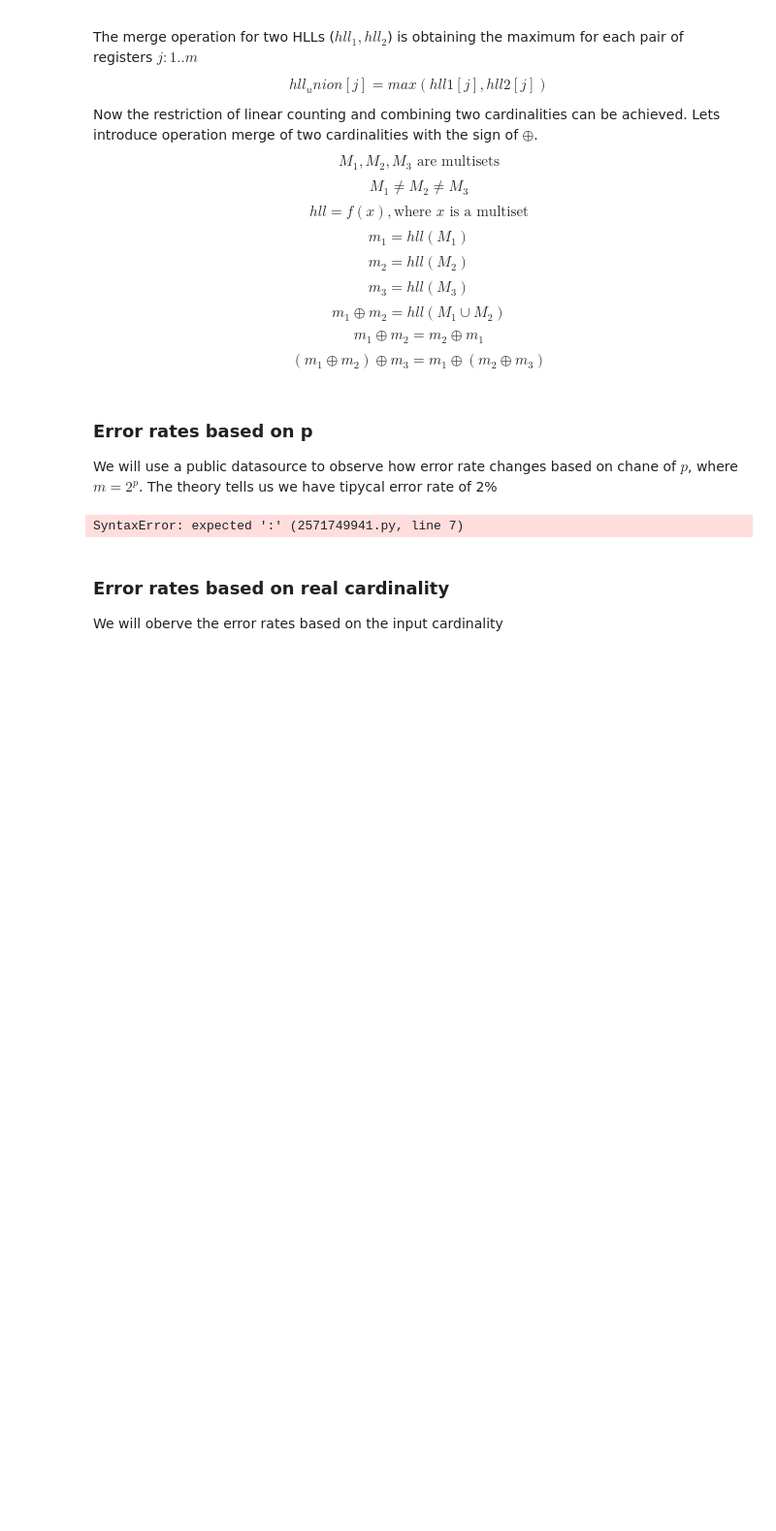
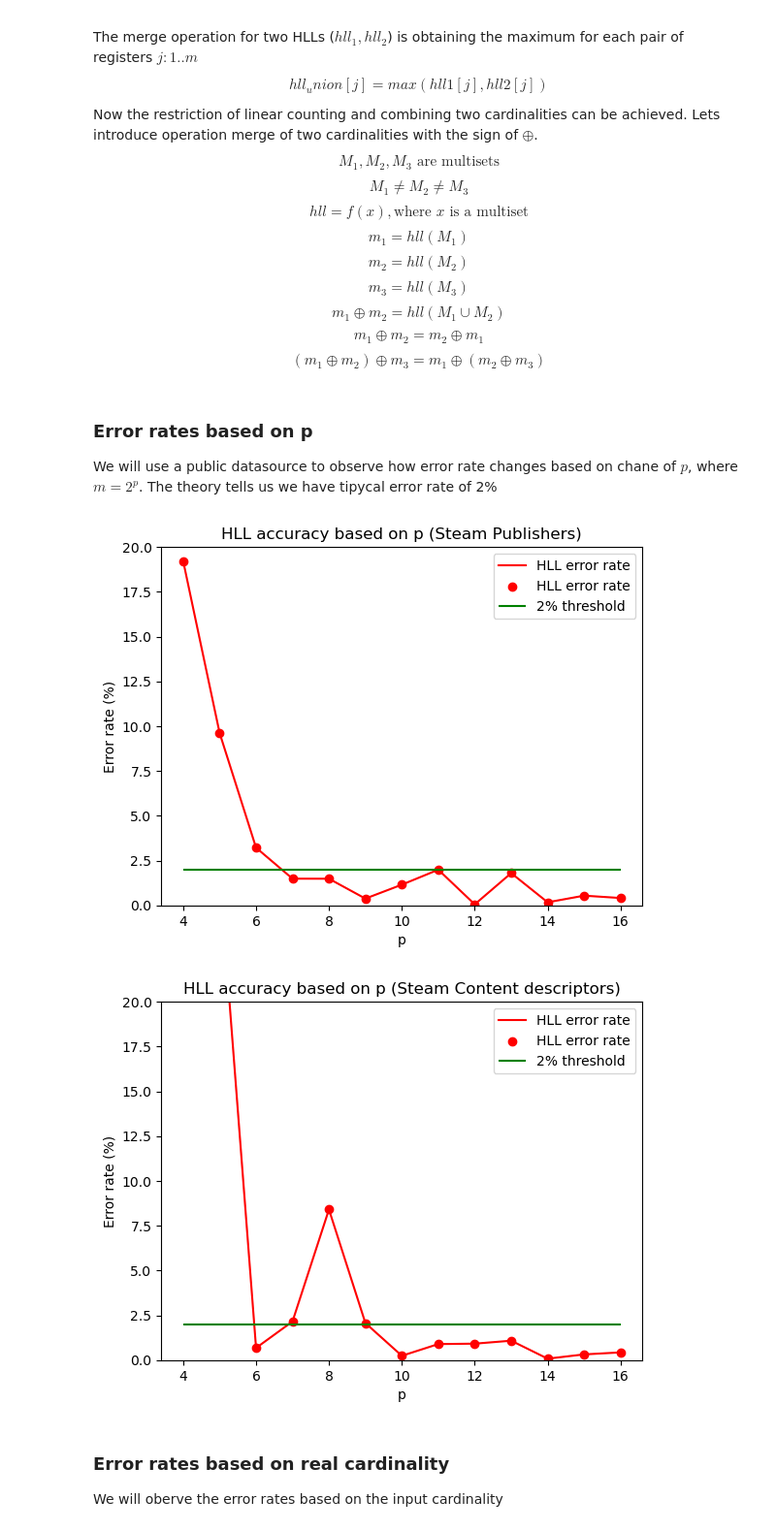
Before and after one commit to svetoslavpetkov/math-concepts-for-developers, a Jupyter notebook: 99 couse project/HyperLogLog.ipynb, the cells around one changed output. Shown: that part at 97% size. Drawn from its saved outputs; the diff is of its cells as text; code cells hidden in the pictures; blank space fills up the shorter version.

```diff
--- a/99 couse project/HyperLogLog.ipynb
+++ b/99 couse project/HyperLogLog.ipynb
@@ -158,34 +158,56 @@ We will use a public datasource to observe how error rate changes based on chane
 # %%
 steam_games = pd.read_csv('data/steam-games.csv')
 steam_publishers = steam_games['publisher'].to_numpy(na_value='no value')
+steam_titles = steam_games['title'].to_numpy(na_value='no value')
+steam_developers = steam_games['developer'].to_numpy(na_value='no value')
+steam_content_descriptors = steam_games['content_descriptor'].to_numpy(na_value='no value')
 
 def get_error_rate(estiamtedCount, realCount):
     return np.abs(estiamtedCount - realCount) * 100 / realCount
 
-def plot_error_rates(title, x_label, y_label, x_values, y_values ):
+def get_hll_obj(dataset, p = 10):
+    _hll = HyperLogLog(p)
+    for value in dataset:
+        if isinstance(value, str):
+            _hll.update(value.encode("utf-8"))
+    return _hll
+
+def plot_error_rates(title, x_label, y_label, x_values, y_values, before_draw = None, prepend_legend = None ):
+    x_min = np.min(x_values)
+    x_max = np.max(x_values)
+    plt.title(title)
+
+    if (before_draw != None):
+        before_draw(plt)
+
+    legend_labels = ["HLL error rate", "HLL error rate" , "2% threshold"]
+    if ( prepend_legend != None ):
+        legend_labels = prepend_legend + legend_labels
+
+    plt.plot(x_values, y_values, c = "red")
+    plt.scatter(x_values, y_values, c = "red")
+    plt.hlines(2.0, xmin=x_min , xmax = x_max, colors="green")
+    plt.legend(legend_labels)
+    plt.xlabel(x_label)
+    plt.ylabel(y_label)
+    plt.ylim([0, 20])
+    plt.show()
     pass
 
-steam_publishers_distinct_count = len(set(steam_publishers))
+def print_error_based_on_precision(input, dataset_name):
+    real_distinct_count = len(set(input))
+    pValues = range(4, 17)
+    hlls = [get_hll_obj(input, p) for p in pValues]
+    error_rates_in_percent = [ get_error_rate(hll.count(), real_distinct_count)  for hll in hlls]
+    plot_error_rates(f"HLL accuracy based on p ({dataset_name})", "p",  "Error rate (%)", pValues, error_rates_in_percent)
+    pass
 
-pValues = range(4, 17)
-hlls = [HyperLogLog(p) for p in pValues ]
 
-for value in steam_publishers:
-    if isinstance(value, str):
-        for hll in hlls:
-            hll.update(value.encode('utf-8'))
-
-error_rates_in_percent = [ get_error_rate(hll.count(), steam_publishers_distinct_count)  for hll in hlls]
-
-plt.title("HyperLogLog accuracy based on p")
-plt.plot(pValues, error_rates_in_percent, c = "red")
-plt.scatter(pValues, error_rates_in_percent, c = "red")
-plt.hlines(2.0, xmin=4 , xmax = 16, colors="green")
-plt.xlabel("value of p")
-plt.ylabel("Error rate (%)")
-plt.show()
+print_error_based_on_precision(steam_publishers, "Steam Publishers")
+print_error_based_on_precision(steam_content_descriptors, "Steam Content descriptors")
 # %% [output]
-SyntaxError: expected ':' (2571749941.py, line 7)
+[figure, added]
+[figure, added]
 # %% [markdown]
 ### Error rates based on real cardinality
 We will oberve the error rates based on the input cardinality
```
Also changed, not shown: parts of 3 cells of this notebook, 1 other file.
